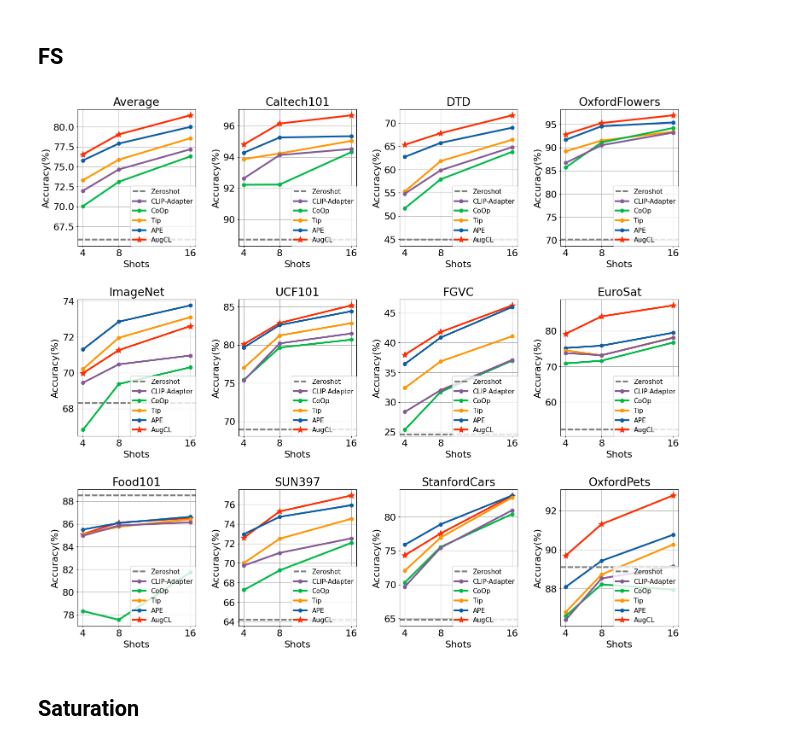
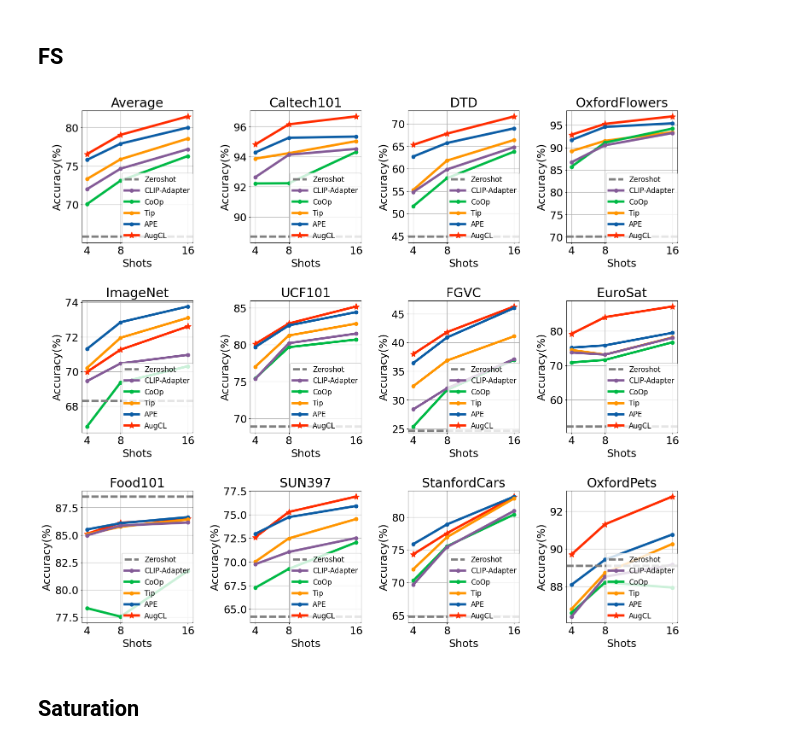
Before and after one commit to Lab-LVM/VLM, a Jupyter notebook: notebook/Graph.ipynb, the cells around one changed output. Saved outputs shown, nothing was run; the diff lists cells and outputs as text; code cells hidden in the pictures.

```diff
--- a/notebook/Graph.ipynb
+++ b/notebook/Graph.ipynb
@@ -28,8 +29,19 @@ FFT = [81.324, 81.168, 81.03793353, 80.61310348]
 WISE = [82.388, 82.526, 82.60025268, 82.29885387]
 FLYP = [82.562, 82.52199888, 82.4268213, 82.36674188]
 Our = [82.778, 83.196, 83.46, 83.544]
+
 FFT_OOD = [53.7442, 52.2534, 50.53006088, 50.2306975]
 WISE_OOD = [58.7742, 60.0294, 57.19067108, 56.92073441]
 FLYP_OOD = [59.6544, 58.53082001, 58.57387273, 58.04781816]
-Our_OOD = [61.2652, 61.2994, 61.0324, 60.6674]
+Our_OOD = [62.0388, 62.0324, 61.8194, 61.3622]
+
+FFT_V2 = [70.66, 70.47, 70.42904903, 69.93415409]
+WISE_V2 = [72.6, 72.95, 72.28716378, 71.91840705]
+FLYP_V2 = [72.79, 72.58999944, 72.44779648, 72.30429178]
+Our_V2 = [73.79, 74.01, 74.2, 74.4]
+
+FFT_Ske = [45.09, 43.96, 41.13814327, 41.68066695]
+WISE_Ske = [49.8, 51.149, 48.06936773, 48.09893608]
+FLYP_Ske = [49.602, 49.17369187, 48.41660113, 48.06430931]
+Our_Ske = [51.129, 51.119, 51.6, 51.369]
 # %%
@@ -143,39 +162,40 @@ for shot in [4, 8, 16]:
     # df = pd.concat([df, average, upper, lower])
 
 SHOTS = [4, 8, 16]
 MODELS = ['AugCL', 'APE', 'Tip', 'CoOp', 'CLIP-Adapter', 'Zeroshot']
 
 DATASETS = ['Average', 'Caltech101', 'DTD', 'OxfordFlowers', 'ImageNet', 'UCF101', 'FGVC', 'EuroSat', 'Food101',
             'SUN397', 'StanfordCars', 'OxfordPets']
 
 figs, axs = plt.subplots(3, 4, figsize=(15, 13), layout='constrained', gridspec_kw={'wspace': 0.1, 'hspace': 0.1})
 
 for i, dataset_name in enumerate(DATASETS):
     _df = df[df['Dataset'] == dataset_name]
     ax = axs[i // 4, i % 4]
 
     for model in MODELS[:-1]:
         marker = '*' if model == 'AugCL' else 'o'
         marker_size = 11 if model == 'AugCL' else 6
         ax.plot(SHOTS, _df[model], marker=marker, markersize=marker_size, label=model)
         # if dataset_name == 'Average' and model=='AugCL':
         #     ax.fill_between(SHOTS, df[df['Dataset'] == 'Lower'][model], df[df['Dataset'] =='Upper'][model], alpha=0.2)
 
-    ax.axhline(y=_df['Zeroshot'].values[0], color='gray', linestyle=(0,(3,1)), label='Zeroshot')
+    ax.axhline(y=_df['Zeroshot'].values[0], color='gray', linestyle=(0, (3, 1)), label='Zeroshot')
 
     ax.set_xlabel('Shots')  # Add an x-label to the axes.
     ax.set_ylabel('Accuracy(%)')  # Add a y-label to the axes.
     ax.set_xticks(SHOTS)
     ax.set_title(dataset_name)
 
     handles, labels = ax.get_legend_handles_labels()
-    order = [5,4,3,2,1,0]
-    ax.legend([handles[idx] for idx in order],[labels[idx] for idx in order], loc='lower right', borderaxespad=0., fontsize=11)
+    order = [5, 4, 3, 2, 1, 0]
+    ax.legend([handles[idx] for idx in order], [labels[idx] for idx in order], loc='lower right', borderaxespad=0.,
+              fontsize=12)
 
-plt.show()
-# plt.savefig(f'fewshot.pdf', dpi=2000)
+# plt.show()
+plt.savefig(f'fewshot.pdf', dpi=2000)
 # %% [output]
-[figure, old version]
+[figure, new version]
 # %% [markdown]
 ## Saturation
 # %%
```
Also changed, not shown: parts of 5 cells of this notebook.
